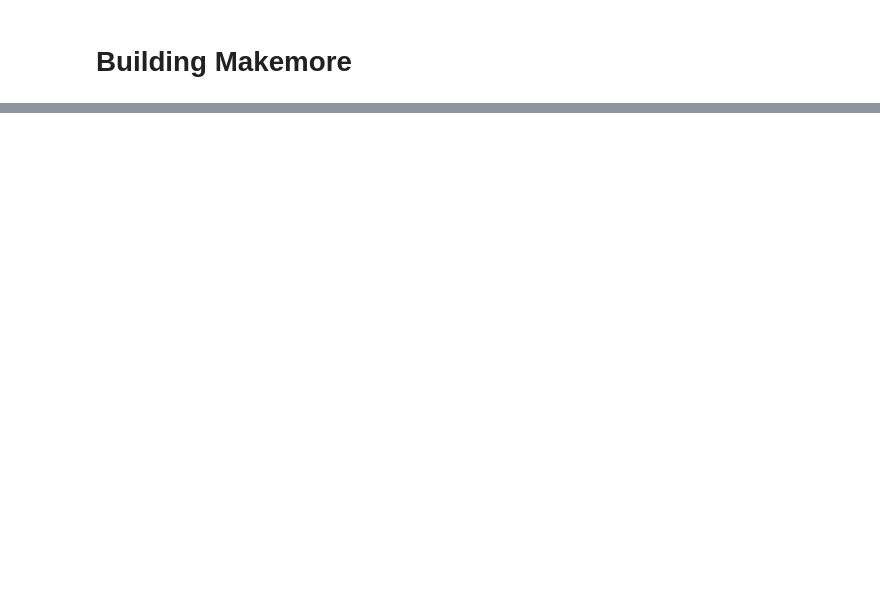
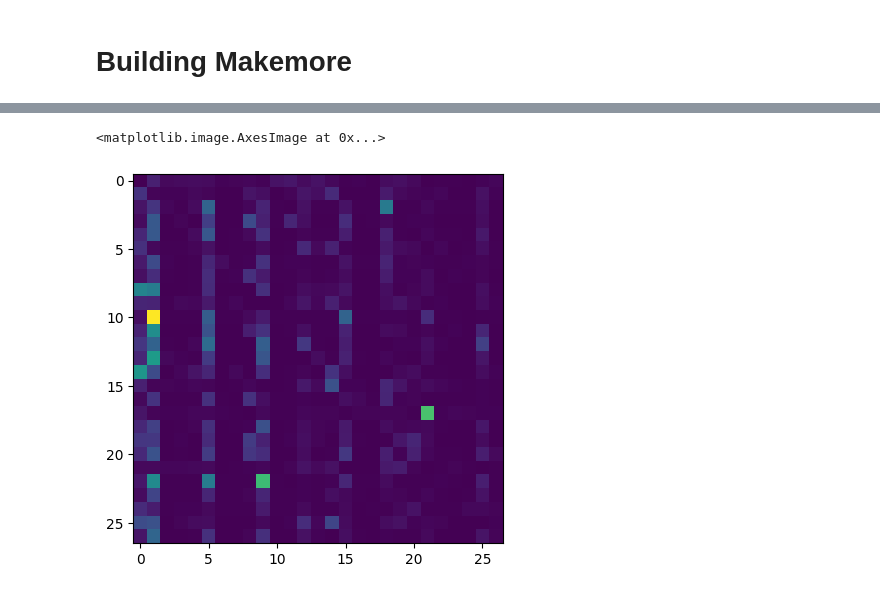
Before and after one commit to VrindavanSanap/makemore, a Jupyter notebook: part1.ipynb, the cells around one changed output, grey strips where cells are left out. Saved outputs shown, nothing was run; the diff lists cells and outputs as text; code cells hidden in the pictures; blank space fills up the shorter version.

```diff
--- a/part1.ipynb
+++ b/part1.ipynb
@@ -225,2 +293,7 @@ litrounausiofopraradezed.
+# %%
+plt.imshow(torch.exp(W).detach().numpy())
+# %% [output]
+<matplotlib.image.AxesImage at 0x...>
+[figure, added]
 # %%
 # Yup almost the same samples as well
```
Also changed, not shown: parts of 15 cells of this notebook, 1 other file.
